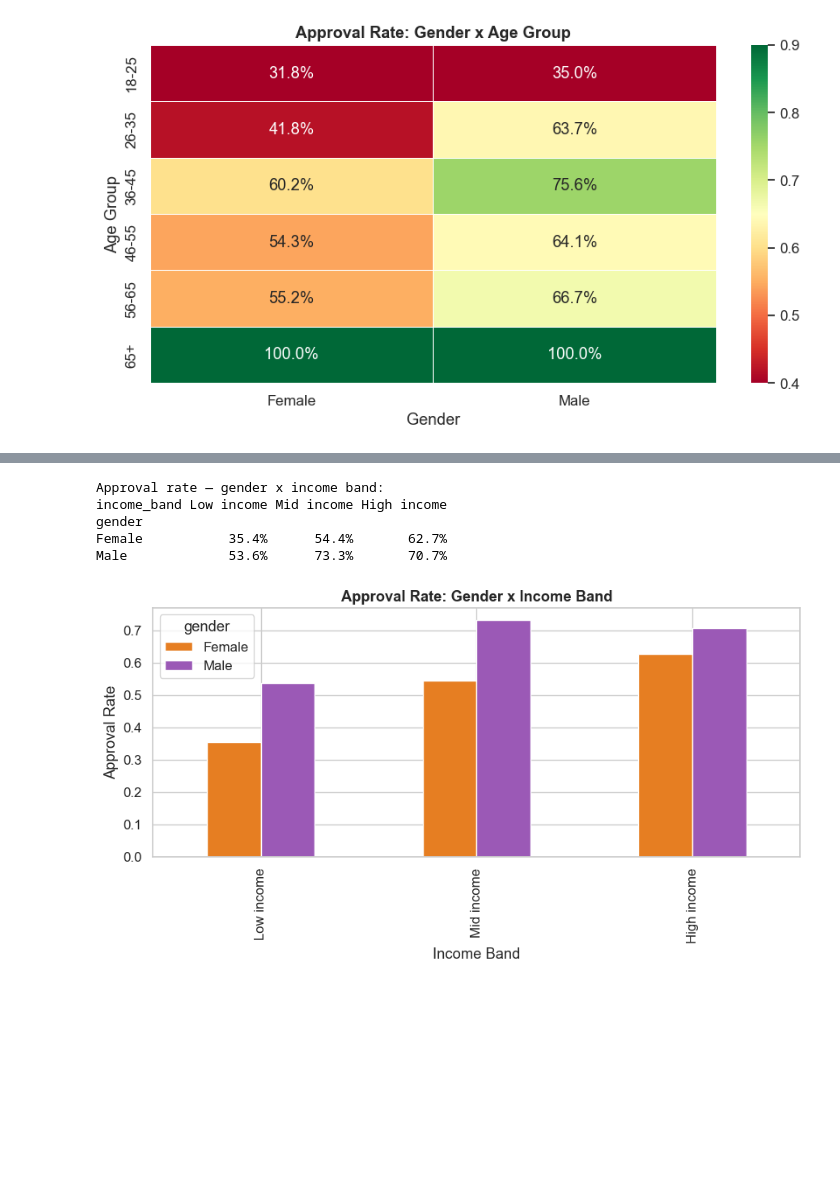
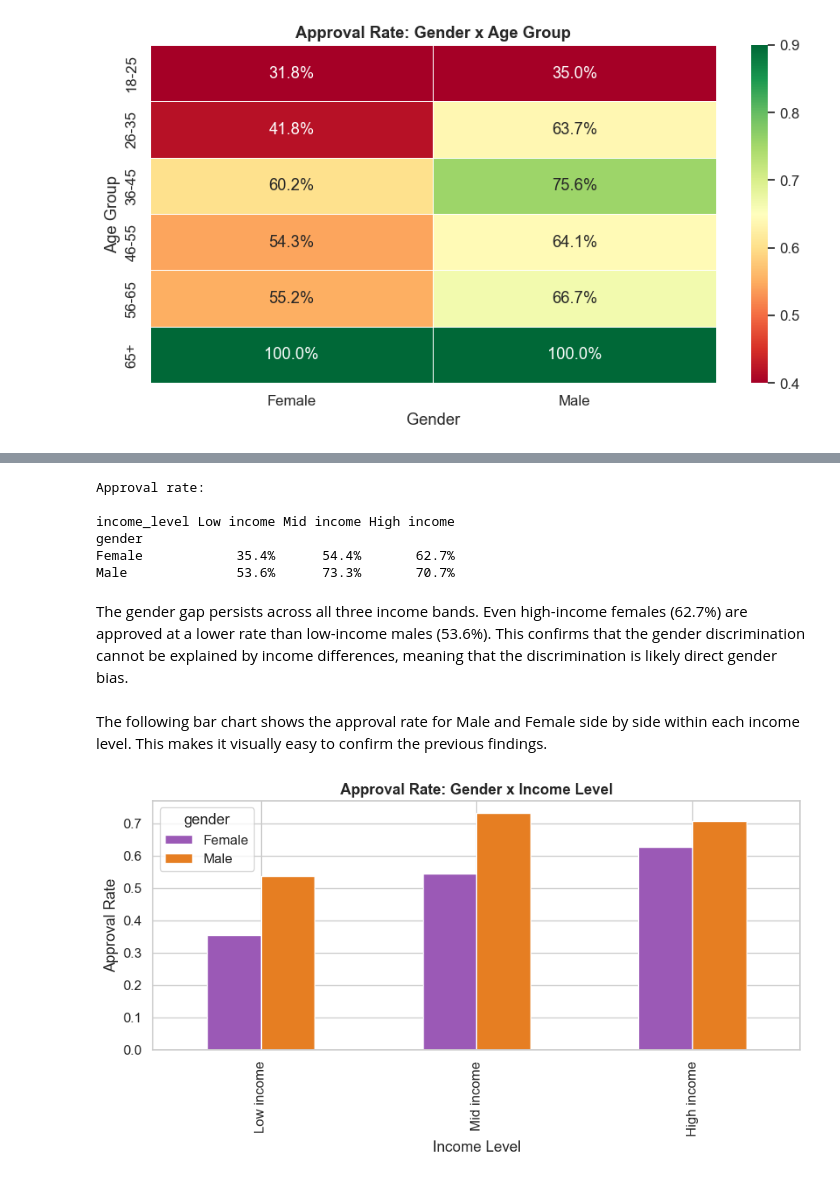
Before and after one commit to selin71414/dego-project-team9, a Jupyter notebook: notebooks/02-bias-analysis.ipynb, the cells around one changed output, grey strips where cells are left out. Drawn from its saved outputs; the diff is of its cells as text; code cells hidden in the pictures; blank space fills up the shorter version.

```diff
--- a/notebooks/02-bias-analysis.ipynb
+++ b/notebooks/02-bias-analysis.ipynb
@@ -39,8 +55,6 @@ df['applicant_info.date_of_birth_clean'] = pd.to_datetime(df['applicant_info.dat
 ref_date = pd.Timestamp('2024-01-01')
 df['age'] = ((ref_date - df['applicant_info.date_of_birth_clean']).dt.days / 365.25).round(1)
 
-# Convert zip code to a string
-df['applicant_info.zip_code'] = df['applicant_info.zip_code'].astype('Int64').astype(str).str.zfill(5)
 
 # Rename columns for easier reference
 df['gender'] = df['applicant_info.gender_clean']
@@ -49,8 +63,6 @@ df['income'] = df['financials.annual_income_clean']
 df['debt_to_income'] = df['financials.debt_to_income_clean']
 df['credit_history'] = df['financials.credit_history_months_clean']
 df['savings'] = df['financials.savings_balance_clean']
-df['zip_code'] = df['applicant_info.zip_code']
-df['interest'] = df['decision.interest_rate']
 
 print(f'Total Rows     : {len(df)}')
 print(f'Loans Approved : {df["loan_approved"].sum()} ({df["loan_approved"].mean():.1%})')
@@ -407,33 +558,34 @@ plt.show()
 # %%
-# ── Interaction: income level × gender ───────────────────────────────────────
-df_int['income_band'] = pd.qcut(df_int['income'], q=3,
-                                 labels=['Low income','Mid income','High income'])
-income_gender = (
-    df_int.groupby(['gender','income_band'], observed=True)['loan_approved']
-    .mean().unstack('income_band')
-)
-print('\nApproval rate — gender x income band:')
-print(income_gender.applymap(lambda x: f'{x:.1%}'))
+# Approval Rate: Gender x Income Level
+df_int['income_level'] = pd.qcut(df_int['income'], q=3,labels=['Low income','Mid income','High income'])
+
+income_gender = (df_int.groupby(['gender','income_level'], observed=True)['loan_approved'].mean().unstack('income_level'))
+
+print('Approval rate:\n')
+print(income_gender.map(lambda x: f'{x:.1%}'))
 # %% [output]
-Approval rate — gender x income band:
-income_band Low income Mid income High income
+Approval rate:
+
+income_level Low income Mid income High income
 gender
-Female           35.4%      54.4%       62.7%
-Male             53.6%      73.3%       70.7%
+Female            35.4%      54.4%       62.7%
+Male              53.6%      73.3%       70.7%
+# %% [markdown]
+The gender gap persists across all three income bands. Even high-income females (62.7%) are approved at a lower rate than low-income males (53.6%). This confirms that the gender discrimination cannot be explained by income differences, meaning that the discrimination is likely direct gender bias.
+# %% [markdown]
+The following bar chart shows the approval rate for Male and Female side by side within each income level. This makes it visually easy to confirm the previous findings.
 # %%
-# Grouped bar: gender × income band
+# Bar Chart: Gender x Income Level
 fig, ax = plt.subplots(figsize=(9, 5))
 
-income_gender.T.plot(kind='bar', ax=ax,
-                     color=[pallete_colors['Male'], pallete_colors['Female']],
-                     edgecolor='white')
+income_gender.T.plot(kind='bar', ax=ax, color=pallete_colors, edgecolor='white')
 
-ax.set_title('Approval Rate: Gender x Income Band', fontweight='bold')
-ax.set_xlabel('Income Band')
+ax.set_title('Approval Rate: Gender x Income Level', fontweight='bold')
+ax.set_xlabel('Income Level')
 ax.set_ylabel('Approval Rate')
 ax2.set_xticklabels(ax.get_xticklabels(), rotation=0)
 ax2.legend(title='Gender')
 plt.tight_layout()
 plt.show()
 # %% [output]
-[figure, old version]
+[figure, new version]
```
Also changed, not shown: parts of 34 cells of this notebook.
